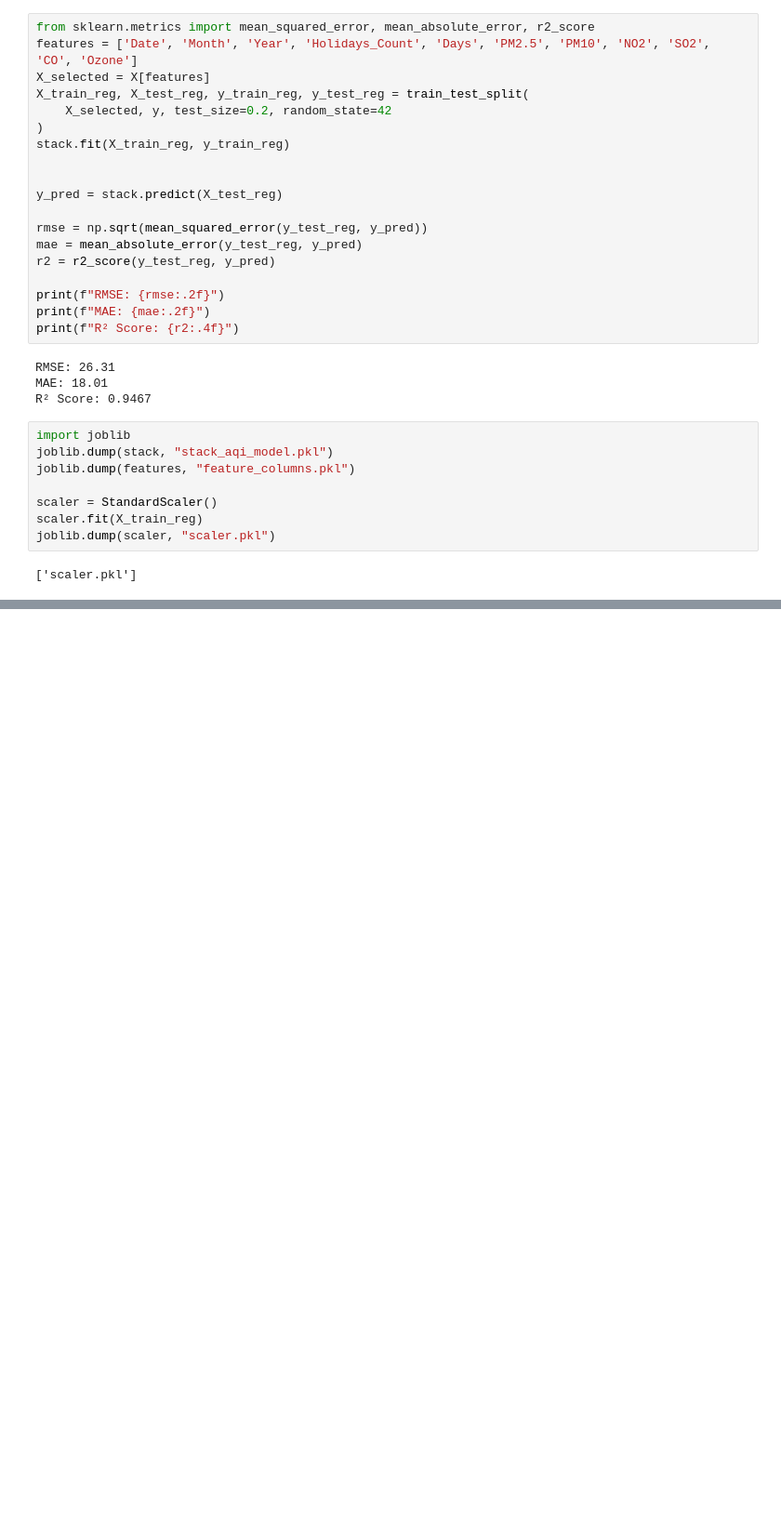
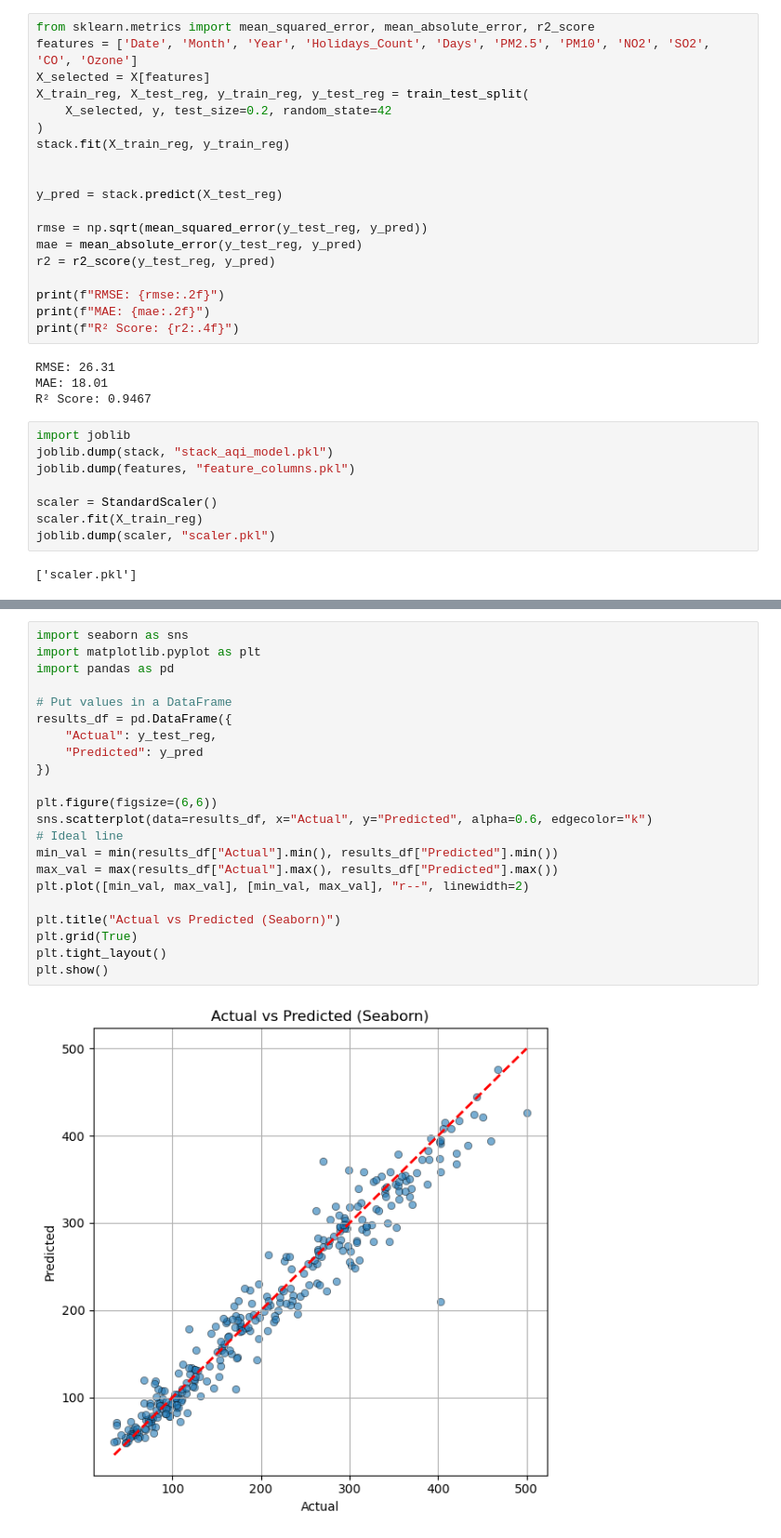
Before and after one commit to rohansirohi07/MIN13, a Jupyter notebook: aqi.ipynb, the cells around one changed output, grey strips where cells are left out. Shown at 93% size. Saved outputs shown, nothing was run; the diff lists cells and outputs as text; blank space fills up the shorter version.

```diff
--- a/aqi.ipynb
+++ b/aqi.ipynb
@@ -164,0 +183,24 @@ joblib.dump(scaler, "scaler.pkl")
+# %%
+import seaborn as sns
+import matplotlib.pyplot as plt
+import pandas as pd
+
+# Put values in a DataFrame
+results_df = pd.DataFrame({
+    "Actual": y_test_reg,
+    "Predicted": y_pred
+})
+
+plt.figure(figsize=(6,6))
+sns.scatterplot(data=results_df, x="Actual", y="Predicted", alpha=0.6, edgecolor="k")
+# Ideal line
+min_val = min(results_df["Actual"].min(), results_df["Predicted"].min())
+max_val = max(results_df["Actual"].max(), results_df["Predicted"].max())
+plt.plot([min_val, max_val], [min_val, max_val], "r--", linewidth=2)
+
+plt.title("Actual vs Predicted (Seaborn)")
+plt.grid(True)
+plt.tight_layout()
+plt.show()
+# %% [output]
+[figure, added]
```
Also changed, not shown: parts of 3 cells of this notebook, 2 other files.
